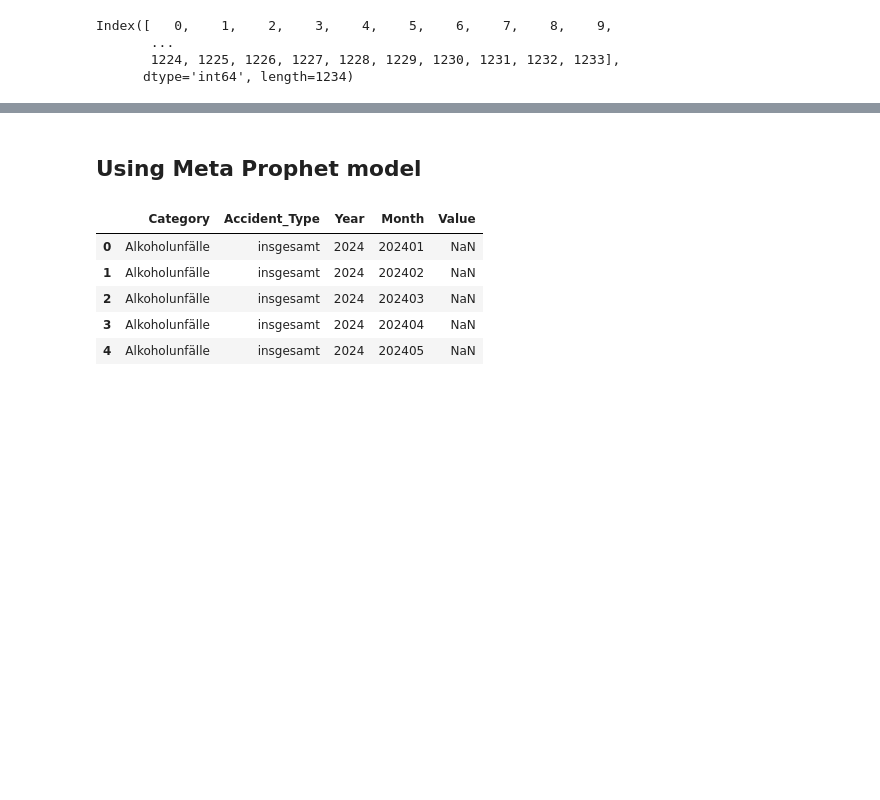
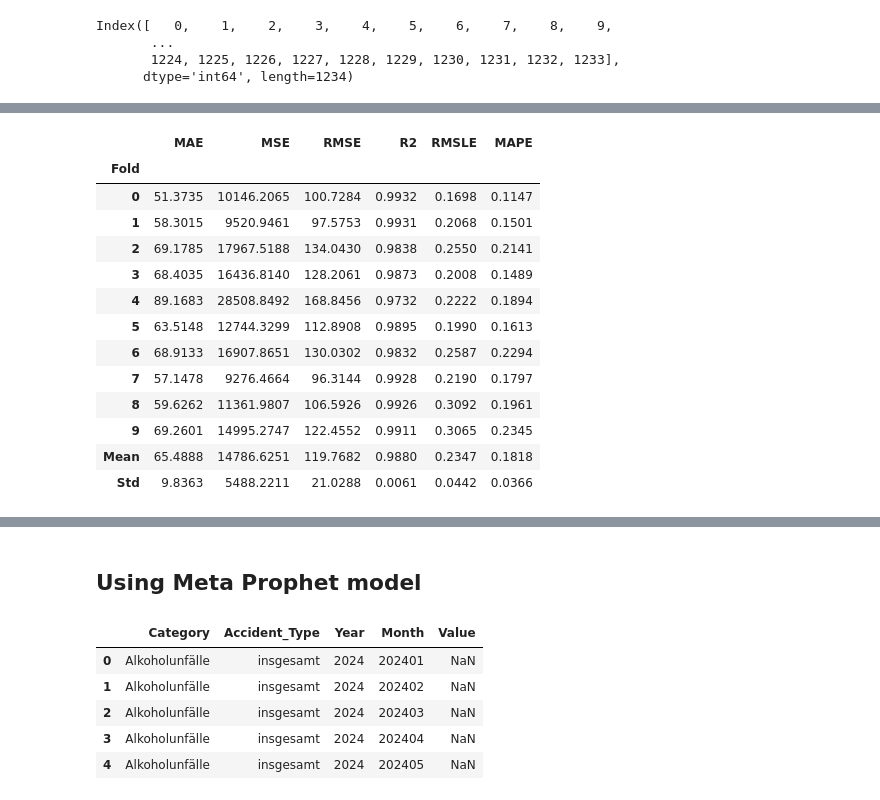
Before and after one commit to sreehari59/NxtGen_AcciVision, a Jupyter notebook: DPS_Task.ipynb, the cells around one changed output, grey strips where cells are left out. Saved outputs shown, nothing was run; the diff lists cells and outputs as text; code cells hidden in the pictures; blank space fills up the shorter version.

Commit message:
Best model trained and tested

```diff
--- a/DPS_Task.ipynb
+++ b/DPS_Task.ipynb
@@ -327 +410,4 @@ best_model = compare_models()
 [interactive output not drawn]
+# %%
+random_forest_model = create_model('rf')
+# %% [output]
@@ -327,0 +415,14 @@ best_model = compare_models()
+|  | MAE | MSE | RMSE | R2 | RMSLE | MAPE |
+| Fold |  |  |  |  |  |  |
+| 0 | 51.3735 | 10146.2065 | 100.7284 | 0.9932 | 0.1698 | 0.1147 |
+| 1 | 58.3015 | 9520.9461 | 97.5753 | 0.9931 | 0.2068 | 0.1501 |
+| 2 | 69.1785 | 17967.5188 | 134.0430 | 0.9838 | 0.2550 | 0.2141 |
+| 3 | 68.4035 | 16436.8140 | 128.2061 | 0.9873 | 0.2008 | 0.1489 |
+| 4 | 89.1683 | 28508.8492 | 168.8456 | 0.9732 | 0.2222 | 0.1894 |
+| 5 | 63.5148 | 12744.3299 | 112.8908 | 0.9895 | 0.1990 | 0.1613 |
+| 6 | 68.9133 | 16907.8651 | 130.0302 | 0.9832 | 0.2587 | 0.2294 |
+| 7 | 57.1478 | 9276.4664 | 96.3144 | 0.9928 | 0.2190 | 0.1797 |
+| 8 | 59.6262 | 11361.9807 | 106.5926 | 0.9926 | 0.3092 | 0.1961 |
+| 9 | 69.2601 | 14995.2747 | 122.4552 | 0.9911 | 0.3065 | 0.2345 |
+| Mean | 65.4888 | 14786.6251 | 119.7682 | 0.9880 | 0.2347 | 0.1818 |
+| Std | 9.8363 | 5488.2211 | 21.0288 | 0.0061 | 0.0442 | 0.0366 |
```
Also changed, not shown: parts of 22 cells of this notebook.
